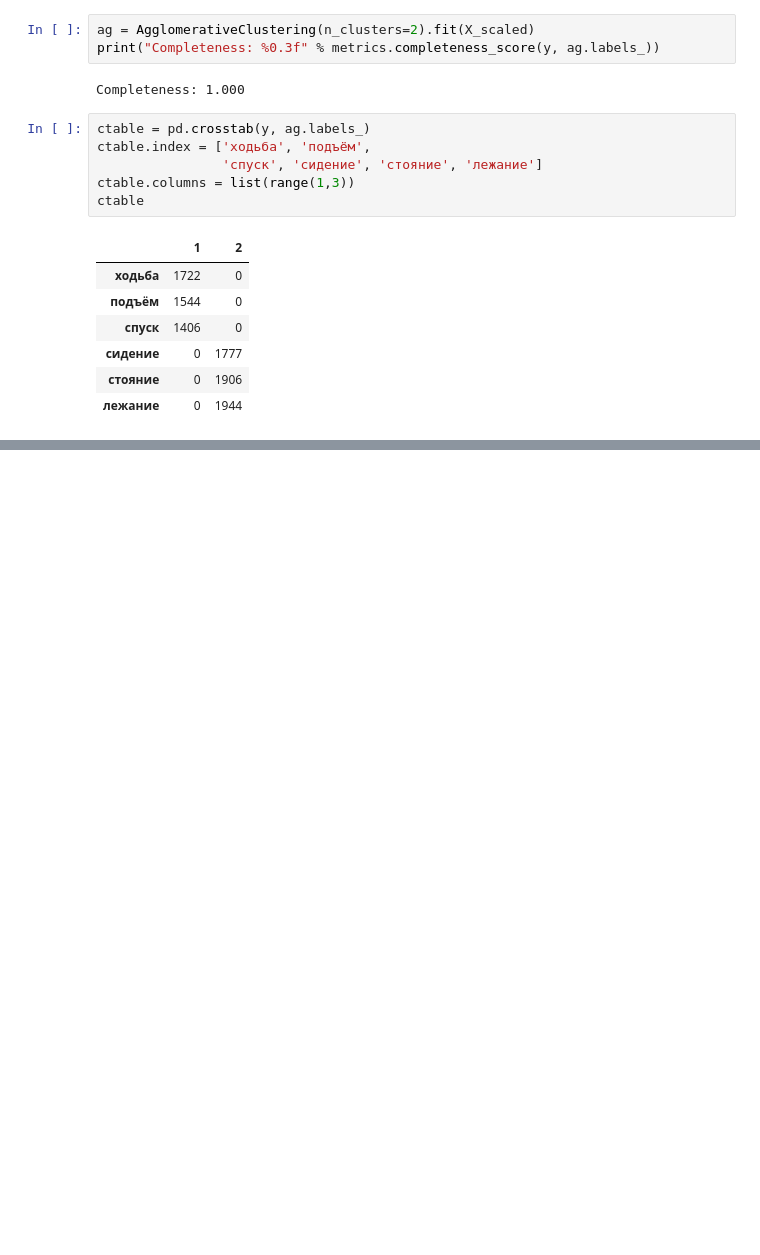
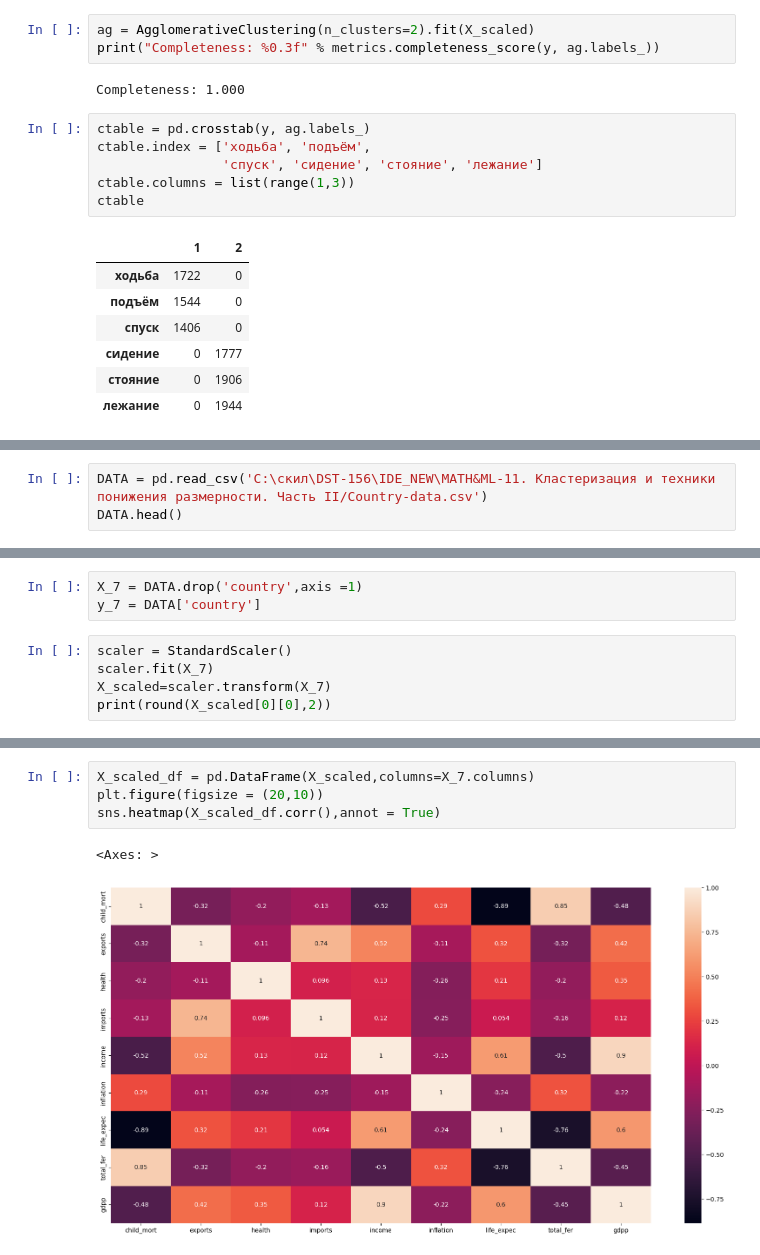
Before and after one commit to AlexGorel/IDE_NEW, a Jupyter notebook: MATH&ML-11. Кластеризация и техники понижения размерности. Часть II/MATH&ML-11. Кластеризация и техники понижения размерности. Часть II.ipynb, the cells around one changed output, grey strips where cells are left out. Cells and saved outputs as stored; diff of their text form; blank space fills up the shorter version.

```diff
--- a/MATH&ML-11. Кластеризация и техники понижения размерности. Часть II/MATH&ML-11. Кластеризация и техники понижения размерности. Часть II.ipynb
+++ b/MATH&ML-11. Кластеризация и техники понижения размерности. Часть II/MATH&ML-11. Кластеризация и техники понижения размерности. Часть II.ipynb
@@ -331,0 +475,3 @@ ctable
+# %%
+DATA = pd.read_csv('C:\скил\DST-156\IDE_NEW\MATH&ML-11. Кластеризация и техники понижения размерности. Часть II/Country-data.csv')
+DATA.head()
@@ -331,0 +521,8 @@ ctable
+# %%
+X_7 = DATA.drop('country',axis =1)
+y_7 = DATA['country']
+# %%
+scaler = StandardScaler()
+scaler.fit(X_7)
+X_scaled=scaler.transform(X_7)
+print(round(X_scaled[0][0],2))
@@ -331,0 +539,7 @@ ctable
+# %%
+X_scaled_df = pd.DataFrame(X_scaled,columns=X_7.columns)
+plt.figure(figsize = (20,10))
+sns.heatmap(X_scaled_df.corr(),annot = True)
+# %% [output]
+<Axes: >
+[figure, added]
```
Also changed, not shown: parts of 34 cells of this notebook, 5 other files.
